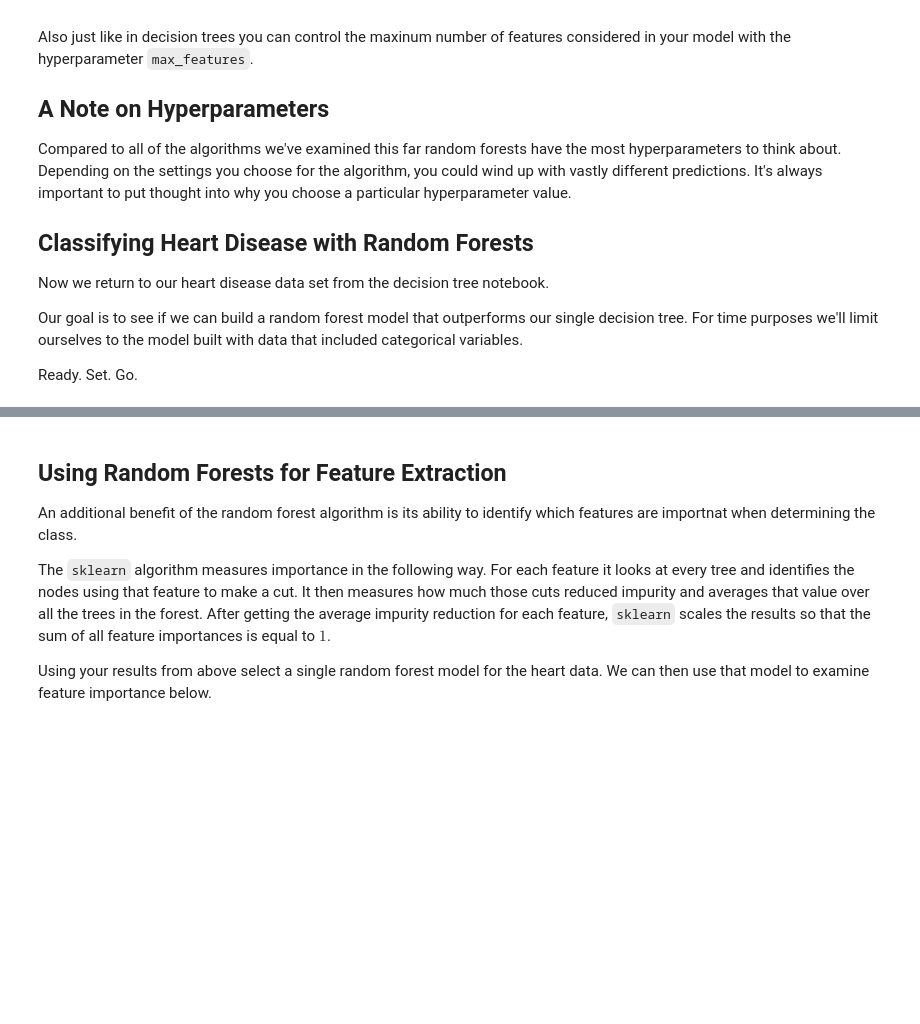
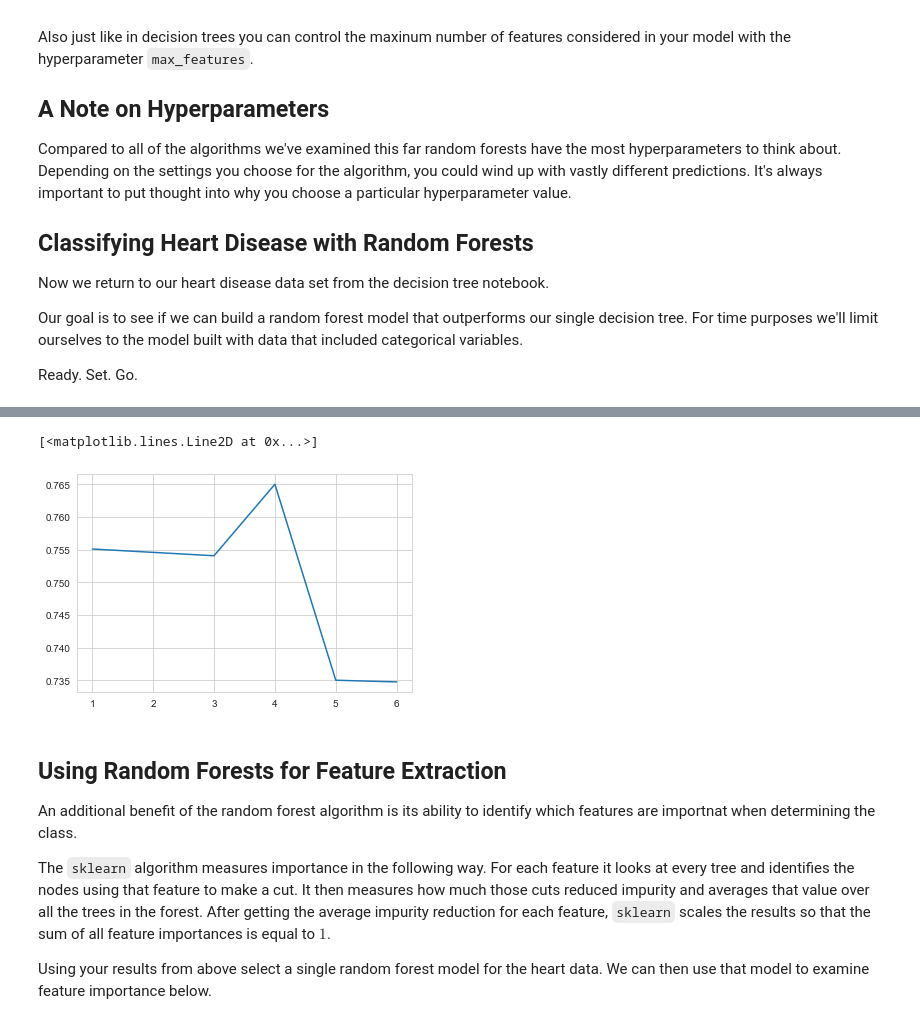
Before and after one commit to yuxinxwang/Code2020Materials, a Jupyter notebook: Lectures/Classification/Notebook 5 - Random Forests.ipynb, the cells around one changed output, grey strips where cells are left out. Cells and saved outputs as stored; diff of their text form; code cells hidden in the pictures; blank space fills up the shorter version.

```diff
--- a/Lectures/Classification/Notebook 5 - Random Forests.ipynb
+++ b/Lectures/Classification/Notebook 5 - Random Forests.ipynb
@@ -197,6 +212,30 @@ Ready. Set. Go.
 # Prepare the Data Here,
 # Make sure to get a train and test set,
 # And one hot encode the categorical variables
+
+# Import the data
+# it is stored in the cleveland_heart csv
+heart = pd.read_csv("cleveland_heart.csv")
+
+# our target is whether or not there was heart disease
+heart['target'] = 0
+heart.loc[heart.status > 0,'target'] = 1
+# %%
+for var in ['sex','cp','fbs','restecg','exang','slope','ca','thal']:
+    heart = pd.concat([heart,pd.get_dummies(heart[var], prefix=var)], axis=1)
+# %%
+# Use this block if needed
+from sklearn.model_selection import train_test_split
+X_train,X_test,y_train,y_test = train_test_split(heart.drop(columns = ['status','target']),
+                                                heart[['target']],
+                                                shuffle = True,
+                                                stratify = heart[['target']],
+                                                random_state = 614)
+
+X_train = X_train.reset_index(drop=True)
+y_train = y_train.reset_index(drop=True)
+X_test = X_test.reset_index(drop=True)
+y_test = y_test.reset_index(drop=True)
 # %%
 ## Put More Code Here
 # Making function to calculate various stats
@@ -218,0 +260,5 @@ from sklearn.base import clone
+# %%
+param = {'max_depth': range(1,7)}
+rf_model = RandomForestClassifier()
+clf = GridSearchCV(rf_model, param, cv=5, scoring='recall')
+clf.fit(X_train, y_train)
@@ -222,3 +306,8 @@ from sklearn.base import clone
+# %%
+plt.plot(range(1,7), clf.cv_results_['mean_test_score'])
+# %% [output]
+[<matplotlib.lines.Line2D at 0x...>]
+[figure, added]
 # %%
 # Compare to Decision Tree
 # make an empty array that will hold all of our accuracy measures
```
Also changed, not shown: parts of 10 cells of this notebook, 2 other files.
